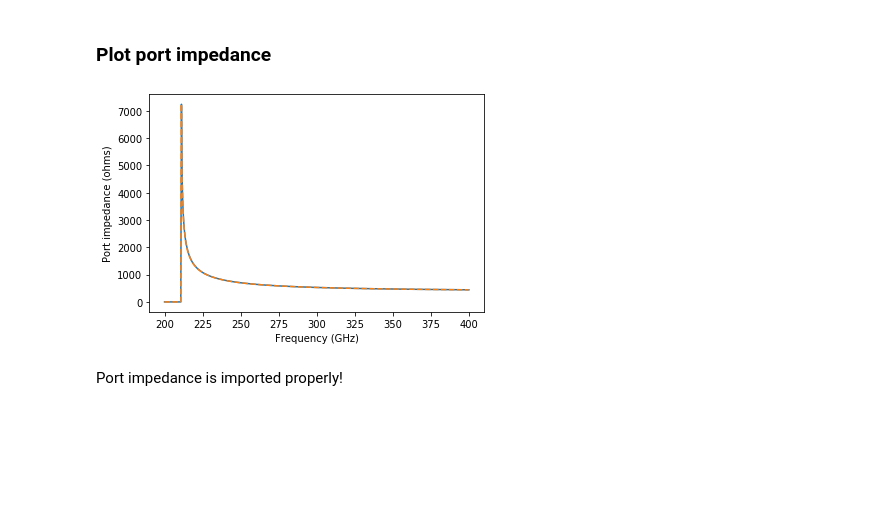
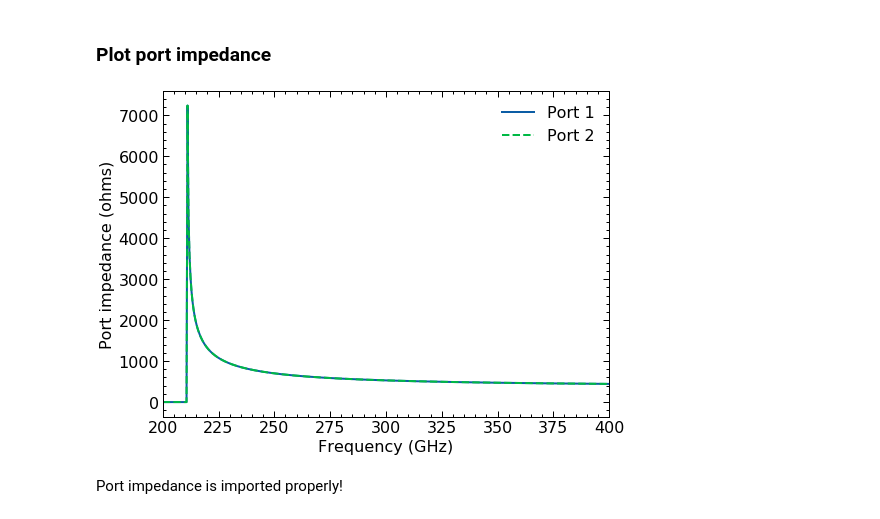
Before and after one commit to garrettj403/RF-tools, a Jupyter notebook: notebooks/Touchstone-Files.ipynb, the cells around one changed output. Saved outputs shown, nothing was run; the diff lists cells and outputs as text; code cells hidden in the pictures; blank space fills up the shorter version.

```diff
--- a/notebooks/Touchstone-Files.ipynb
+++ b/notebooks/Touchstone-Files.ipynb
@@ -26,6 +26,9 @@ import matplotlib.pyplot as plt
 import scipy.constants as sc
 import skrf  # SciKit-RF
 import rftools as rf  # RF-Tools
+
+# https://github.com/garrettj403/SciencePlots
+plt.style.use(['science', 'notebook'])
 # %% [markdown]
 **Note:** We can use RF-tools to get the properties of the WR2.8 waveguide:
 # %%
@@ -81,12 +86,13 @@ network2.plot_sparam();
 # %% [markdown]
 ### Plot port impedance
 # %%
-plt.plot(network2.f, network2.get_z0('1'))
-plt.plot(network2.f, network2.get_z0('2'), ls='--')
-plt.xlabel('Frequency (GHz)')
-plt.ylabel('Port impedance (ohms)');
+fig, ax = plt.subplots()
+ax.plot(network2.f, network2.get_z0('1'), label='Port 1')
+ax.plot(network2.f, network2.get_z0('2'), ls='--', label='Port 2')
+ax.set(xlabel='Frequency (GHz)', ylabel='Port impedance (ohms)', xlim=[200, 400])
+ax.legend();
 # %% [output]
-[figure, old version]
+[figure, new version]
 # %% [markdown]
 Port impedance is imported properly!
 # %% [markdown]
```
Also changed, not shown: parts of 7 cells of this notebook.
